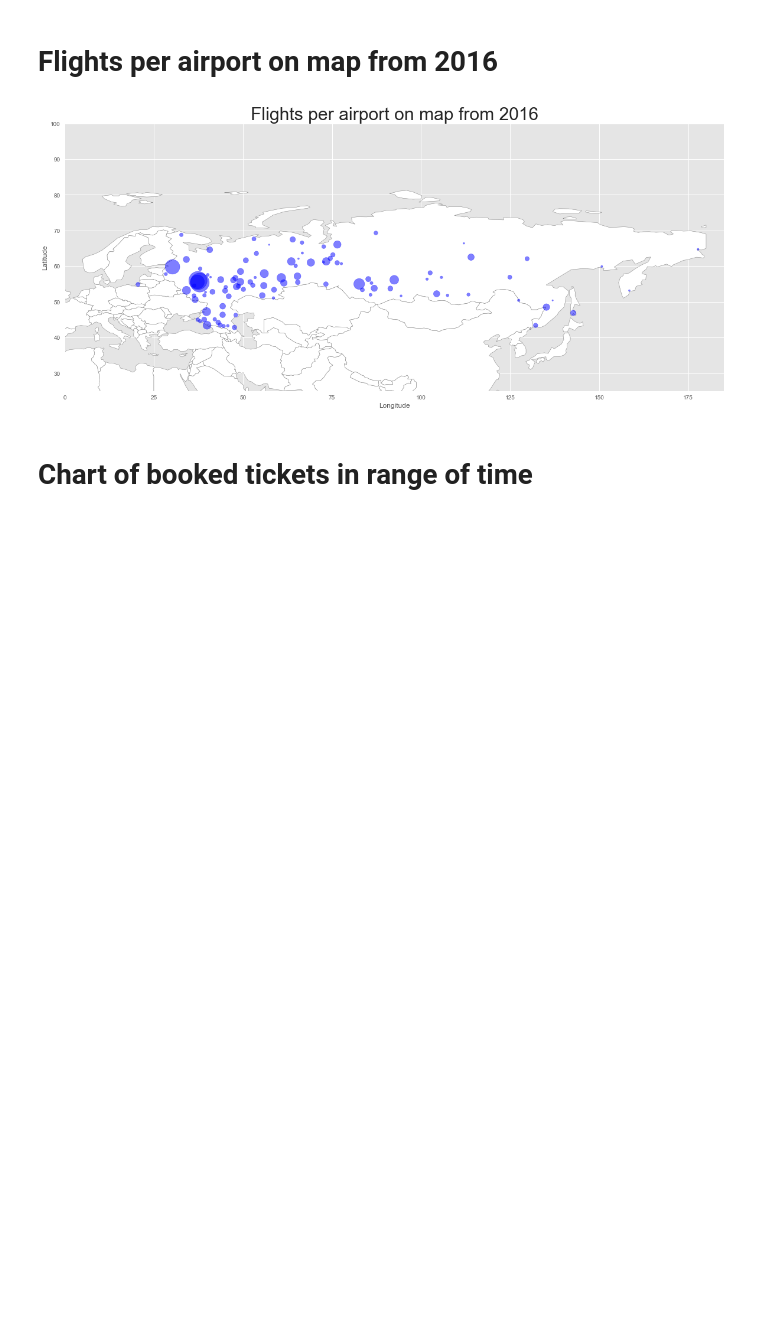
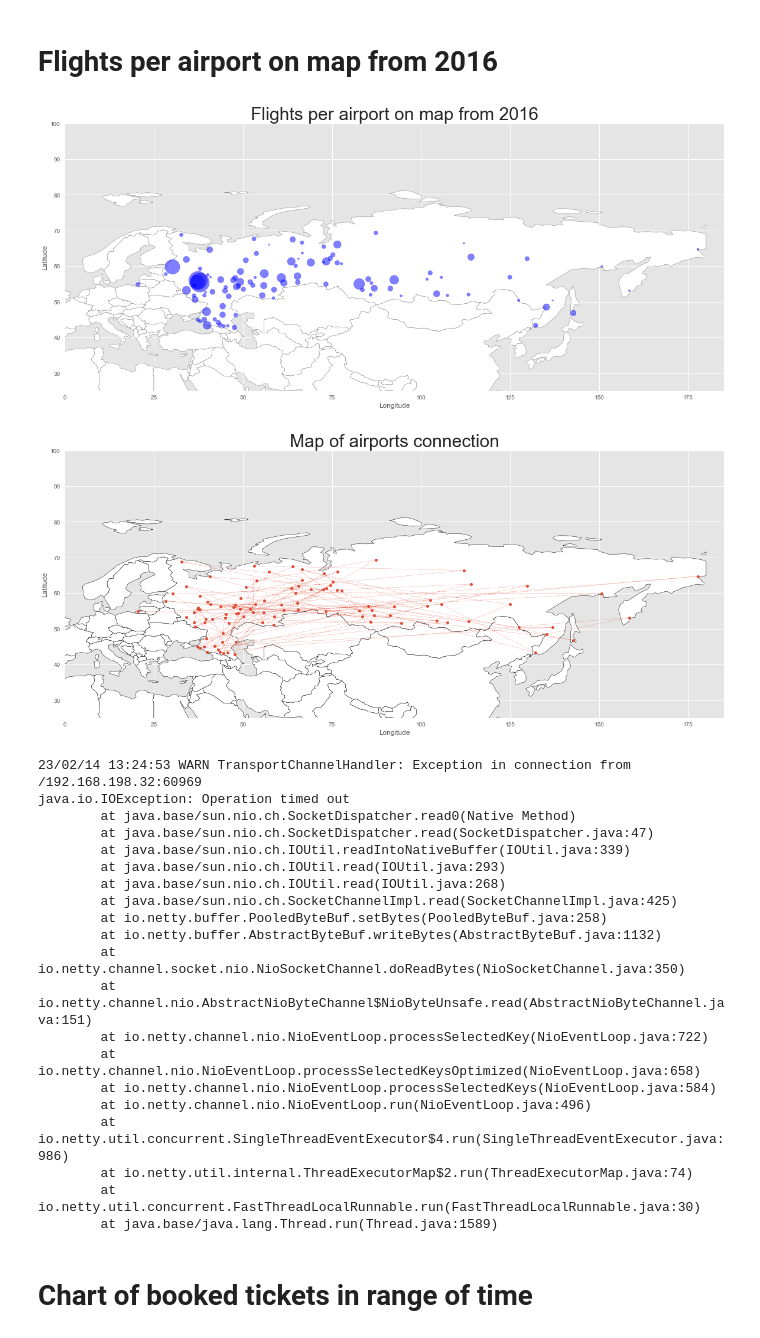
Before and after one commit to AJSTO/Airports_detailed_informations, a Jupyter notebook: Flights_data_analyse.ipynb, the cells around one changed output. Drawn from its saved outputs; the diff is of its cells as text; code cells hidden in the pictures; blank space fills up the shorter version.

```diff
--- a/Flights_data_analyse.ipynb
+++ b/Flights_data_analyse.ipynb
@@ -768,6 +768,43 @@ with plt.style.context(("seaborn", "ggplot")):
     plt.show()
 # %% [output]
 [figure]
+# %%
+world = gpd.read_file(gpd.datasets.get_path("naturalearth_lowres"))
+with plt.style.context(("seaborn", "ggplot")):
+    world.plot(figsize=(20,15),
+                   color="white",
+                   edgecolor = "black")
+    plt.xlabel("Longitude")
+    plt.ylabel("Latitude")
+    plt.title("Map of airports connection", fontsize=30)
+    plt.xlim([0, 185])
+    plt.ylim([25, 100])
+    #for n in range(len(most_flights)):
+        #plt.plot(most_flights['long'][n], most_flights['lat'][n], linewidth = width[n], linestyle = "-", color = "green")
+    plt.plot(most_flights['long'], most_flights['lat'], 'o-.',linewidth = 0.3, markersize=5)
+    plt.show()
+# %% [output]
+[figure, added]
+23/02/14 13:24:53 WARN TransportChannelHandler: Exception in connection from /192.168.198.32:60969
+java.io.IOException: Operation timed out
+        at java.base/sun.nio.ch.SocketDispatcher.read0(Native Method)
+        at java.base/sun.nio.ch.SocketDispatcher.read(SocketDispatcher.java:47)
+        at java.base/sun.nio.ch.IOUtil.readIntoNativeBuffer(IOUtil.java:339)
+        at java.base/sun.nio.ch.IOUtil.read(IOUtil.java:293)
+        at java.base/sun.nio.ch.IOUtil.read(IOUtil.java:268)
+        at java.base/sun.nio.ch.SocketChannelImpl.read(SocketChannelImpl.java:425)
+        at io.netty.buffer.PooledByteBuf.setBytes(PooledByteBuf.java:258)
+        at io.netty.buffer.AbstractByteBuf.writeBytes(AbstractByteBuf.java:1132)
+        at io.netty.channel.socket.nio.NioSocketChannel.doReadBytes(NioSocketChannel.java:350)
+        at io.netty.channel.nio.AbstractNioByteChannel$NioByteUnsafe.read(AbstractNioByteChannel.java:151)
+        at io.netty.channel.nio.NioEventLoop.processSelectedKey(NioEventLoop.java:722)
+        at io.netty.channel.nio.NioEventLoop.processSelectedKeysOptimized(NioEventLoop.java:658)
+        at io.netty.channel.nio.NioEventLoop.processSelectedKeys(NioEventLoop.java:584)
+        at io.netty.channel.nio.NioEventLoop.run(NioEventLoop.java:496)
+        at io.netty.util.concurrent.SingleThreadEventExecutor$4.run(SingleThreadEventExecutor.java:986)
+        at io.netty.util.internal.ThreadExecutorMap$2.run(ThreadExecutorMap.java:74)
+        at io.netty.util.concurrent.FastThreadLocalRunnable.run(FastThreadLocalRunnable.java:30)
+        at java.base/java.lang.Thread.run(Thread.java:1589)
 # %% [markdown]
 # Chart of booked tickets in range of time
 # %%
```
Also changed, not shown: parts of 8 cells of this notebook, 26 other files.
